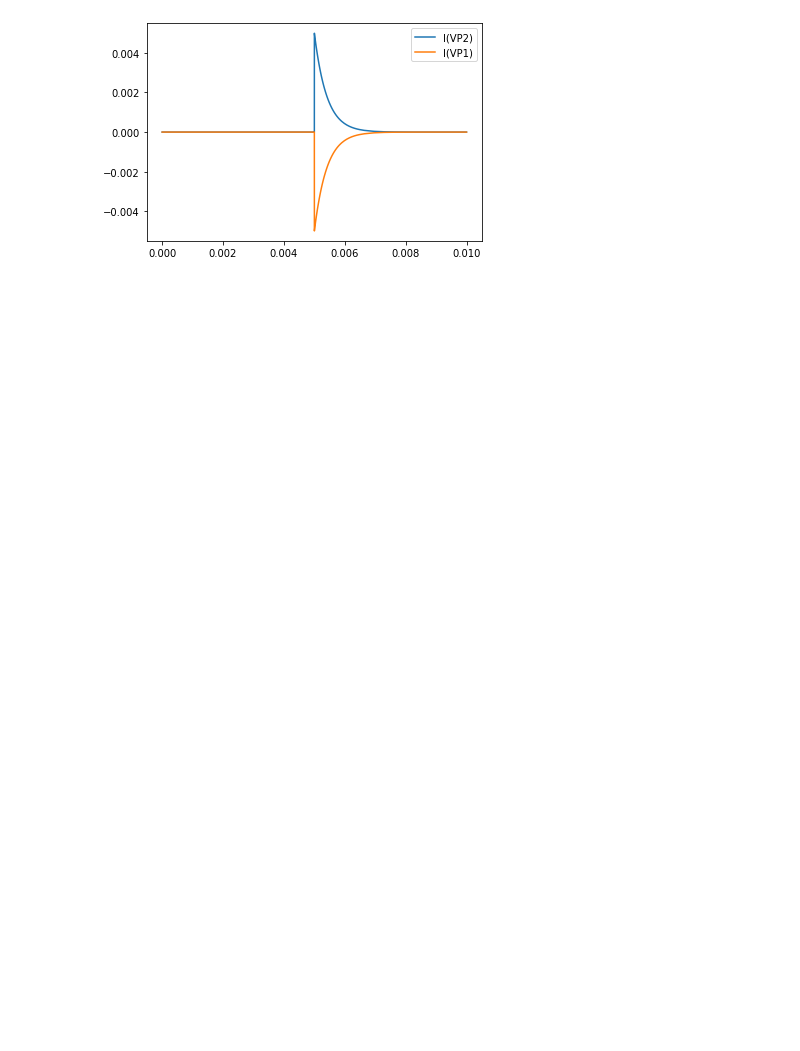
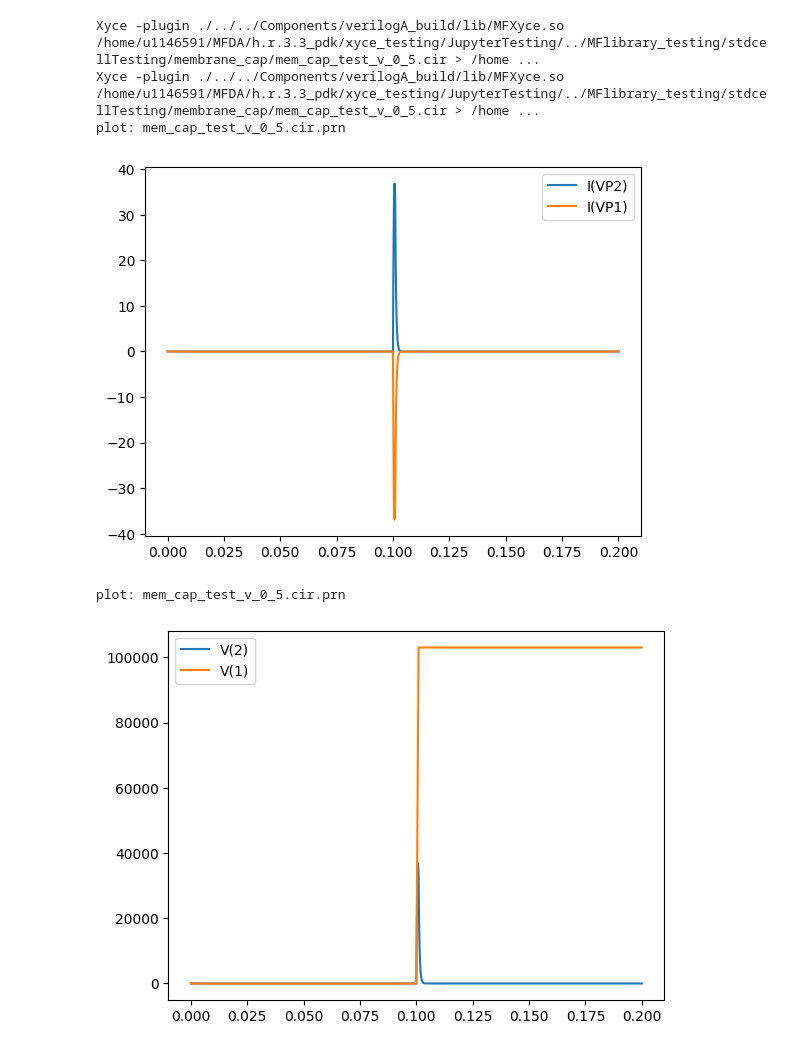
Before and after one commit to utah-MFDA/h.r.3.3_pdk, a Jupyter notebook: xyce_testing/JupyterTesting/membrane_testing.ipynb, the cells around one changed output. Cells and saved outputs as stored; diff of their text form; code cells hidden in the pictures; blank space fills up the shorter version.

Commit message:
further valve testing

```diff
--- a/xyce_testing/JupyterTesting/membrane_testing.ipynb
+++ b/xyce_testing/JupyterTesting/membrane_testing.ipynb
@@ -1,8 +1,10 @@
 # %%
 
-import matplotlib
+import matplotlib.pyplot as plt
+import numpy as np
 
 import sys, os
+import subprocess
 
 #print(os.getcwd())
 sys.path.insert(0,os.getcwd()+'/../')
@@ -11,3 +13,27 @@ import plot_result
 
 mem_t_dir = os.getcwd()+'/../MFlibrary_testing/stdcellTesting/membrane_cap'
 plot_r = plot_result.plot_prn
+
+lib = "./../../Components/verilogA_build/lib/MFXyce.so"
+
+def run_xyce(lib, cir):
+    if not os.path.isfile(lib):
+        raise ValueError(lib + " library file does not exist")
+
+    if not os.path.isfile(cir):
+        raise ValueError(cir + " not able to find ciruit file")
+
+    cir_root, fname = os.path.split(cir)
+
+    subprocess.run(['sh', './../run_test.sh', lib, cir, cir_root])
+
+def run_and_plot(lib, cir, plot_type=None, plot_nodes=None):
+
+    cir_a = mem_t_dir+'/'+cir
+    prn   = mem_t_dir+'/results/'+cir+'.prn'
+
+    run_xyce(lib, cir_a)
+
+    # only the definition above needs to be changed
+    run_xyce(lib, cir_a)
+    plot_r(prn, plot_type=plot_type, plot_nodes=plot_nodes)
@@ -42,5 +248,13 @@ plot_r(mem_t_dir+'/results/mem_cap_test_v_0_4.cir.prn')
 # %%
 #plot_r(mem_t_dir+'/mem_cap_test_v_0_5.cir.prn')
-plot_r(mem_t_dir+'/results/mem_cap_test_v_0_5.cir.prn')
+#plot_r(mem_t_dir+'/results/mem_cap_test_v_0_5.cir.prn')
+cir = 'mem_cap_test_v_0_5.cir'
+run_and_plot(lib, cir, plot_type="flow")
+plot_r(mem_t_dir+'/results/'+cir+'.prn', plot_type='voltage')
 # %% [output]
+Xyce -plugin ./../../Components/verilogA_build/lib/MFXyce.so /home/u1146591/MFDA/h.r.3.3_pdk/xyce_testing/JupyterTesting/../MFlibrary_testing/stdcellTesting/membrane_cap/mem_cap_test_v_0_5.cir > /home ...
+Xyce -plugin ./../../Components/verilogA_build/lib/MFXyce.so /home/u1146591/MFDA/h.r.3.3_pdk/xyce_testing/JupyterTesting/../MFlibrary_testing/stdcellTesting/membrane_cap/mem_cap_test_v_0_5.cir > /home ...
+plot: mem_cap_test_v_0_5.cir.prn
-[figure, old version]
+[figure, new version]
+plot: mem_cap_test_v_0_5.cir.prn
+[figure, added]
```
Also changed, not shown: parts of 17 cells of this notebook, 15 other files.
